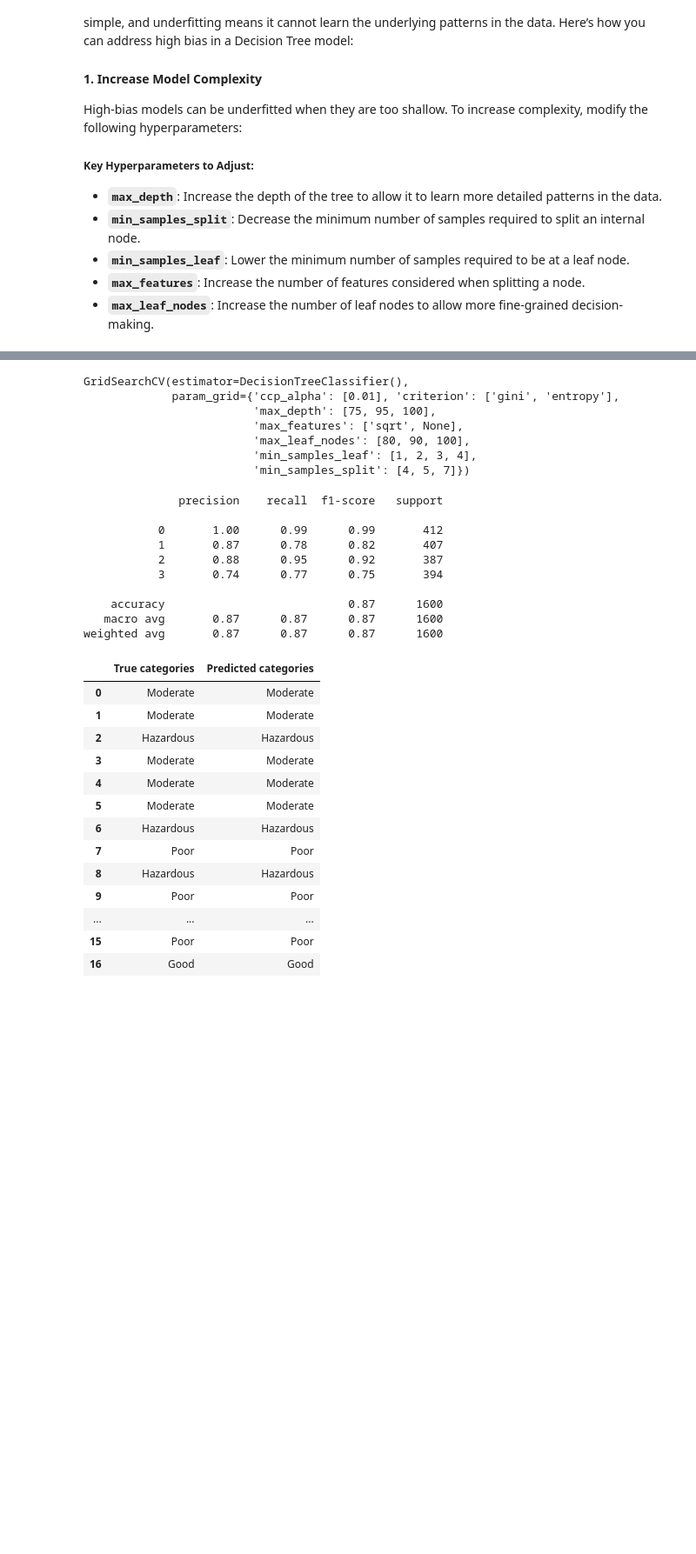
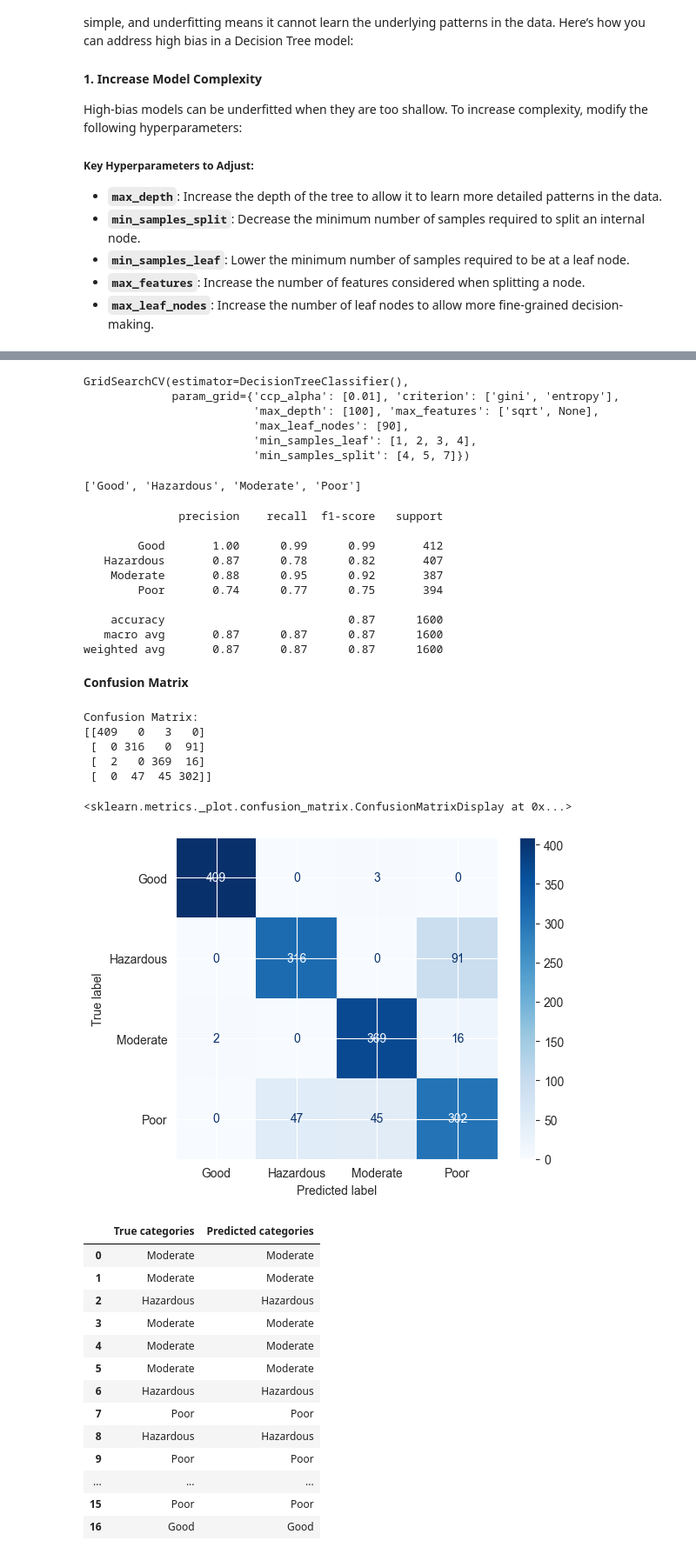
Before and after one commit to Abdssamie/Data_Science, a Jupyter notebook: Air Quality And Pollution Assessement/workbook.ipynb, the cells around one changed output, grey strips where cells are left out. Shown at 87% size. Cells and saved outputs as stored; diff of their text form; code cells hidden in the pictures; blank space fills up the shorter version.

```diff
--- a/Air Quality And Pollution Assessement/workbook.ipynb
+++ b/Air Quality And Pollution Assessement/workbook.ipynb
@@ -319,11 +307,11 @@ Previous best model: DecisionTreeClassifier(max_depth=40, max_features='sqrt', m
 # %%
 grid_search_2 = GridSearchCV(estimator=clf, param_grid = {
     "criterion": ["gini", "entropy"],  # Function to measure the quality of a split
-    "max_depth": [75, 95,100],  # Maximum depth of the tree
+    "max_depth": [100],  # Maximum depth of the tree
     "min_samples_split": [4, 5, 7],  # Minimum samples required to split an internal node
     "min_samples_leaf": [1, 2,3, 4],  # Minimum samples required to be at a leaf node
     "max_features": ["sqrt", None],  # Number of features to consider at each split
-    "max_leaf_nodes": [80,90,100],  # Maximum number of leaf nodes
+    "max_leaf_nodes": [90],  # Maximum number of leaf nodes
     "ccp_alpha": [ 0.01],  # Complexity parameter for cost-complexity pruning
 }
 )
@@ -332,28 +320,52 @@ grid_search_2.fit(X=X_train, y=y_train)
 # %% [output]
 GridSearchCV(estimator=DecisionTreeClassifier(),
              param_grid={'ccp_alpha': [0.01], 'criterion': ['gini', 'entropy'],
-                         'max_depth': [75, 95, 100],
-                         'max_features': ['sqrt', None],
-                         'max_leaf_nodes': [80, 90, 100],
+                         'max_depth': [100], 'max_features': ['sqrt', None],
+                         'max_leaf_nodes': [90],
                          'min_samples_leaf': [1, 2, 3, 4],
                          'min_samples_split': [4, 5, 7]})
+# %%
+list(encoder.classes_)
+# %% [output]
+['Good', 'Hazardous', 'Moderate', 'Poor']
 # %%
 best_clf_v2 = grid_search_2.best_estimator_
 
 y_pred_2 = best_clf_v2.predict(X_test)
 
-print(classification_results_2 := classification_report(y_test, y_pred_2))
+y_pred_2_str = encoder.inverse_transform(y_pred_2)
+y_test_str = encoder.inverse_transform(y_test)
+print(classification_results_2 := classification_report(y_test_str, y_pred_2_str))
 # %% [output]
               precision    recall  f1-score   support
 
-           0       1.00      0.99      0.99       412
-           1       0.87      0.78      0.82       407
-           2       0.88      0.95      0.92       387
-           3       0.74      0.77      0.75       394
+        Good       1.00      0.99      0.99       412
+   Hazardous       0.87      0.78      0.82       407
+    Moderate       0.88      0.95      0.92       387
+        Poor       0.74      0.77      0.75       394
 
     accuracy                           0.87      1600
    macro avg       0.87      0.87      0.87      1600
 weighted avg       0.87      0.87      0.87      1600
+# %% [markdown]
+**Confusion Matrix**
+# %%
+from sklearn.metrics import confusion_matrix, ConfusionMatrixDisplay
+
+cm = confusion_matrix(y_true=y_test_str, y_pred=y_pred_2_str, labels=encoder.classes_)
+
+print(f"Confusion Matrix:\n{cm}")
+
+disp = ConfusionMatrixDisplay(confusion_matrix=cm, display_labels=encoder.classes_)
+disp.plot(cmap='Blues')
+# %% [output]
+Confusion Matrix:
+[[409   0   3   0]
+ [  0 316   0  91]
+ [  2   0 369  16]
+ [  0  47  45 302]]
+<sklearn.metrics._plot.confusion_matrix.ConfusionMatrixDisplay at 0x...>
+[figure, added]
 # %%
 df_true = encoder.inverse_transform(y_test)
 df_pred = encoder.inverse_transform(y_pred_2)
```
Also changed, not shown: parts of 5 cells of this notebook.
